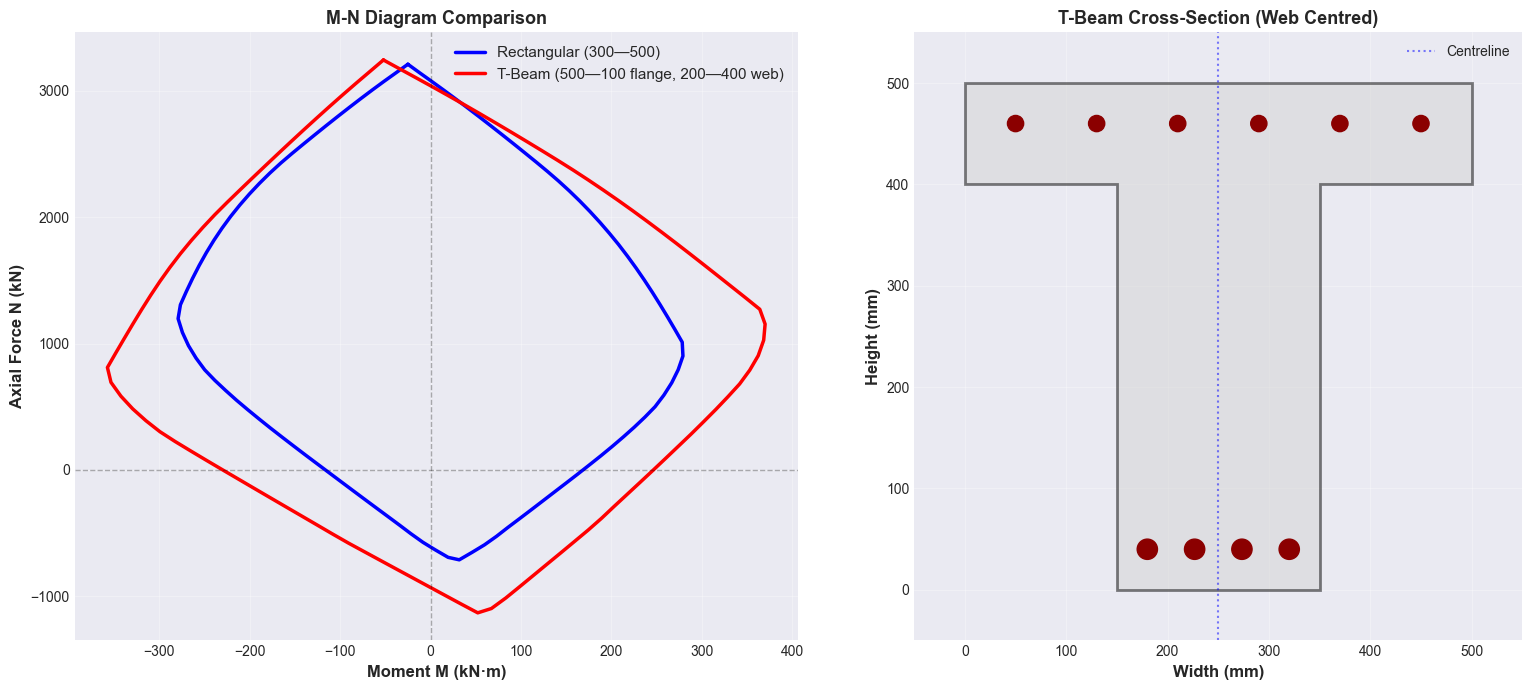
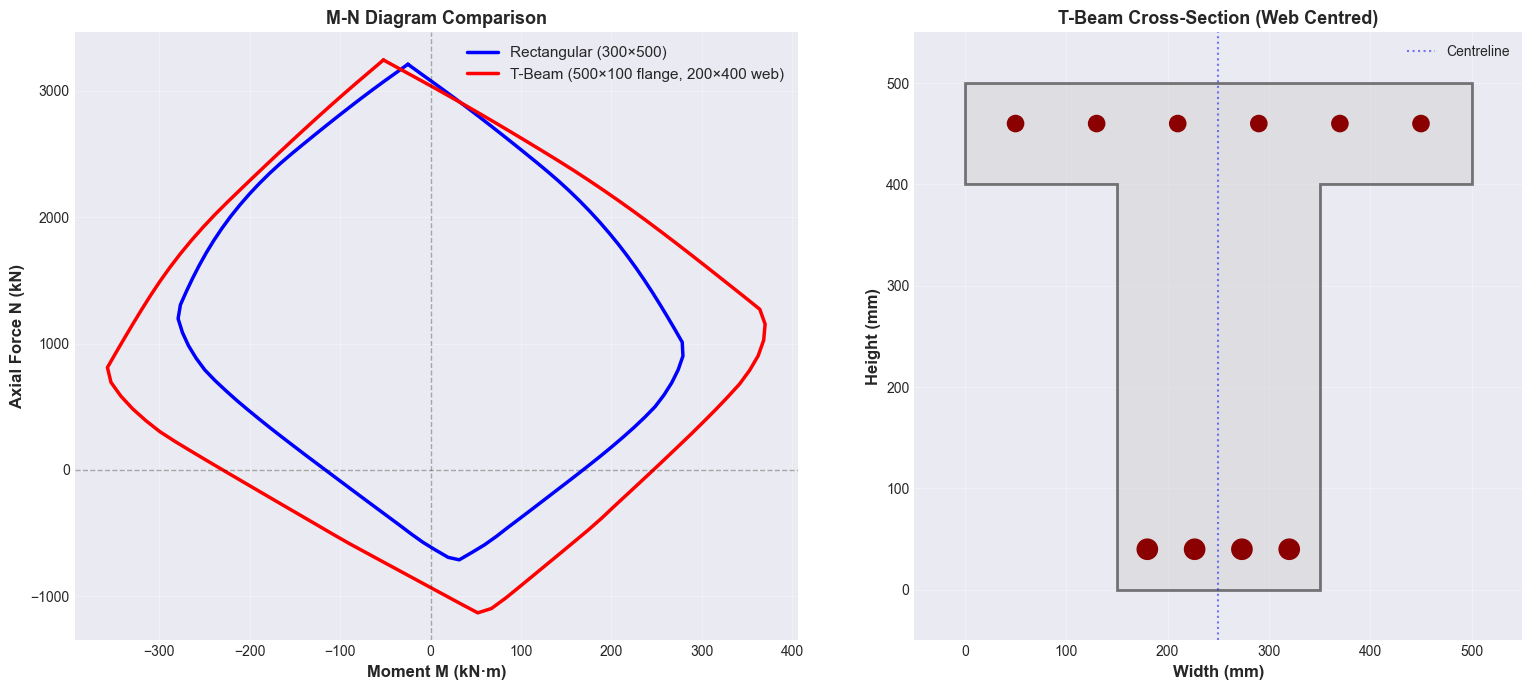
Code edit (unified diff) that turned the first committed figure into the second:
--- before
+++ after
@@ -1,31 +1,33 @@
 # Create T-beam geometry
-# Web: 200mm wide — 400mm deep, centred under flange
-# Flange: 500mm wide — 100mm deep
+# Web: 200mm wide × 400mm deep, centred under flange
+# Flange: 500mm wide × 100mm deep
 # Web is centred: flange is 500mm wide, so web spans from 150mm to 350mm (centred at 250mm)
 
-t_beam_coords = [
-    (150, 0),      # Bottom left of web
-    (350, 0),      # Bottom right of web
-    (350, 400),    # Top right of web (bottom of flange)
-    (500, 400),    # Flange right edge
-    (500, 500),    # Top right of flange
-    (0, 500),      # Top left of flange
-    (0, 400),      # Flange left edge
-    (150, 400),    # Top left of web (bottom of flange)
-]
+from materials.core.geometry import Point2D
+
+t_beam_coords = (
+    Point2D(x=150, y=0),      # Bottom left of web
+    Point2D(x=350, y=0),      # Bottom right of web
+    Point2D(x=350, y=400),    # Top right of web (bottom of flange)
+    Point2D(x=500, y=400),    # Flange right edge
+    Point2D(x=500, y=500),    # Top right of flange
+    Point2D(x=0, y=500),      # Top left of flange
+    Point2D(x=0, y=400),      # Flange left edge
+    Point2D(x=150, y=400),    # Top left of web (bottom of flange)
+)
 
 t_beam = RCSection(
-    outline=Polygon(t_beam_coords),
+    outline_coords=t_beam_coords,
     section_name="T-Beam Example",
 )
 
 print(f"T-Beam Section: {t_beam.section_name}")
-print(f"  Web: 200mm wide — 400mm deep (centred)")
-print(f"  Flange: 500mm wide — 100mm deep")
+print(f"  Web: 200mm wide × 400mm deep (centred)")
+print(f"  Flange: 500mm wide × 100mm deep")
 print(f"  Gross area: {t_beam.get_area():.0f} mm²")
 print()
 
 # Add reinforcement
-# Bottom: 4Ã—Ï•20 (tension) - centred in web
+# Bottom: 4×ϕ20 (tension) - centred in web
 bottom_t = create_linear_rebar_layer(
     rebar=rebar_20,
@@ -37,5 +39,5 @@
 t_beam.add_rebar_group(bottom_t)
 
-# Top flange: 6Ã—Ï•16 (compression) - distributed across flange
+# Top flange: 6×ϕ16 (compression) - distributed across flange
 rebar_16 = Rebar(grade="B500B", diameter=16)
 top_t = create_linear_rebar_layer(
@@ -49,6 +51,6 @@
 
 print(f"Reinforcement: {t_beam.total_steel_area:.0f} mm²")
-print(f"  Bottom: 4xϕ•20 = {bottom_t.total_area:.0f} mm² (in web)")
-print(f"  Top: 6xϕ•16 = {top_t.total_area:.0f} mm² (in flange)")
+print(f"  Bottom: 4×ϕ20 = {bottom_t.total_area:.0f} mm² (in web)")
+print(f"  Top: 6×ϕ16 = {top_t.total_area:.0f} mm² (in flange)")
 print()
 
@@ -74,6 +76,6 @@
 
 # Left: M-N diagram comparison
-ax1.plot(M_rect, N_rect, 'b-', linewidth=2.5, label='Rectangular (300—500)')
-ax1.plot(M_t, N_t, 'r-', linewidth=2.5, label='T-Beam (500—100 flange, 200—400 web)')
+ax1.plot(M_rect, N_rect, 'b-', linewidth=2.5, label='Rectangular (300×500)')
+ax1.plot(M_t, N_t, 'r-', linewidth=2.5, label='T-Beam (500×100 flange, 200×400 web)')
 ax1.axhline(y=0, color='k', linestyle='--', alpha=0.3, linewidth=1)
 ax1.axvline(x=0, color='k', linestyle='--', alpha=0.3, linewidth=1)
@@ -87,6 +89,7 @@
 from matplotlib.patches import Polygon as MPLPolygon
 
-# Draw T-beam outline
-t_patch = MPLPolygon(t_beam_coords, fill=True, facecolor='lightgray', 
+# Draw T-beam outline (convert Point2D to tuples for matplotlib)
+t_beam_tuples = [(p.x, p.y) for p in t_beam_coords]
+t_patch = MPLPolygon(t_beam_tuples, fill=True, facecolor='lightgray', 
                      edgecolor='black', linewidth=2, alpha=0.5)
 ax2.add_patch(t_patch)

Commit: Fixes to stress_strain_plot for when forces exceed resistances and BendingCheck.perform_check() now gives utilisations above 100%